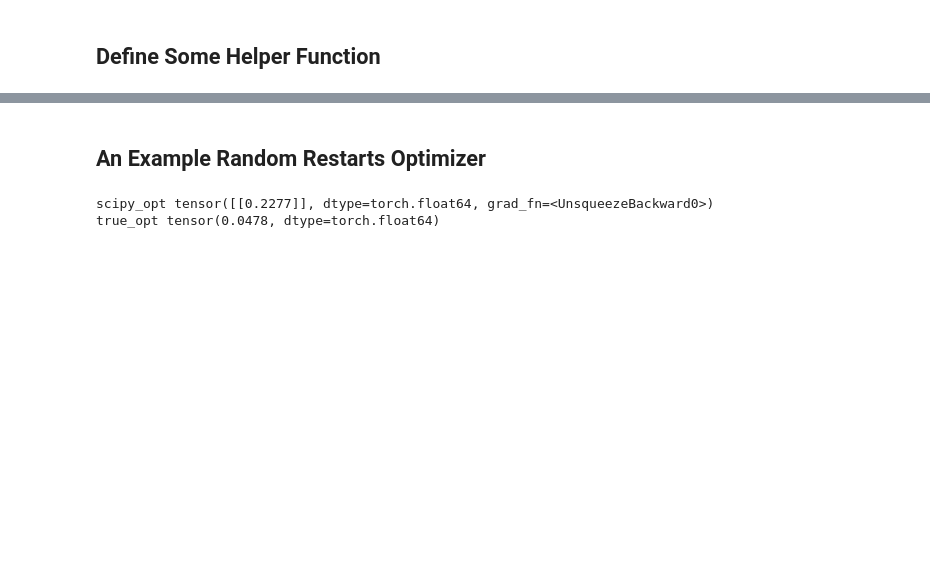
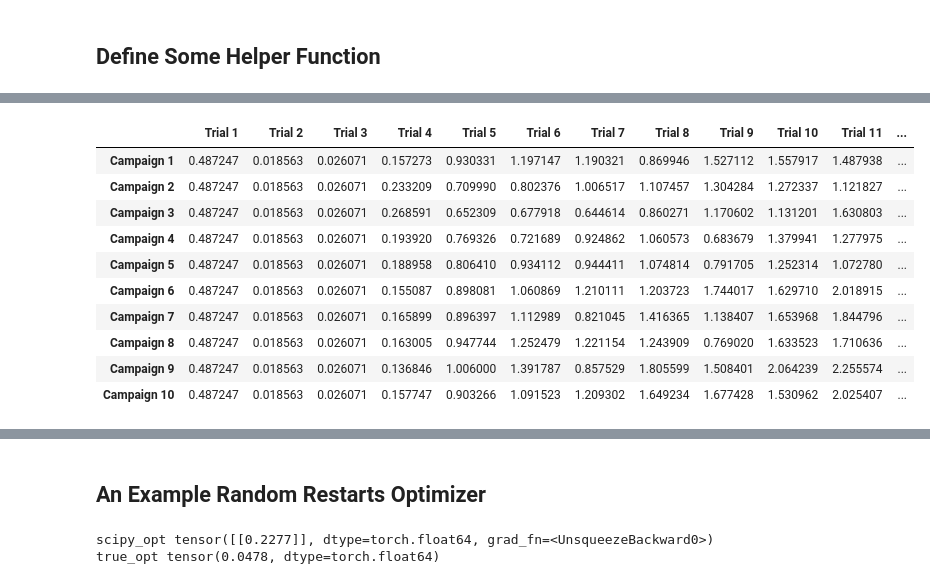
Before and after one commit to AndrewFalkowski/TakeYourTime, a Jupyter notebook: demonstration.ipynb, the cells around one changed output, grey strips where cells are left out. Saved outputs shown, nothing was run; the diff lists cells and outputs as text; code cells hidden in the pictures; blank space fills up the shorter version.

```diff
--- a/demonstration.ipynb
+++ b/demonstration.ipynb
@@ -42,19 +40,19 @@ seeds = np.loadtxt('seeds.txt', delimiter=',', dtype=int)
 # %%
 seeds = np.loadtxt('seeds.txt', delimiter=',', dtype=int)
 n_init = 3
-n_campaigns = 25
-budget = 30-n_init
+n_campaigns = 3
+budget = 30-n_init # total num of experiments to do
 
 data = np.zeros((n_campaigns, n_init+budget))
 
 # generate starting data values
-HART = Hartmann(dim=6, bounds=[(0,1)]*6 ,negate=True)
-X_ = random_sample(n_init, 6)
+HART = Hartmann(dim=6, bounds=[(0,1)]*6 ,negate=True) # objective function - call with X, returns y values (like an experiment)
+X_ = random_sample(n_init, 6) #  6 is num of dims
 y_ = torch.tensor([HART(x) for x in X_])[:,None]
 
-for i in (pbar0 := trange(n_campaigns, leave=True, colour="red")):
+for i in (pbar0 := trange(n_campaigns, leave=True, colour="red")): # this makes the text description appear when running the for loop (progress bar)
     set_seeds(seeds[i]) # set the random seed for the campaign
-    X = X_.clone()
+    X = X_.clone() # clone of starting values because they'll be modified
     y = y_.clone()
 
 
@@ -64,8 +62,8 @@ for i in (pbar0 := trange(n_campaigns, leave=True, colour="red")):
         gp = SingleTaskGP(
             train_X = X,
             train_Y = y,
-            input_transform=Normalize(d=X.shape[-1]), # normalize X values
-            outcome_transform=Standardize(m=y.shape[-1]) # standardize y values
+            input_transform=Normalize(d=X.shape[-1]), # normalize X values [0,1]
+            outcome_transform=Standardize(m=y.shape[-1]) # standardize y values [mean of 0, std of 1]
         )
 
         # fit the model by maximizing the log marginal likelihood
@@ -74,19 +72,22 @@ for i in (pbar0 := trange(n_campaigns, leave=True, colour="red")):
 
         bounds = torch.tensor([[0.0]*X.shape[-1], [1.0]*X.shape[-1]])
 
-        X_new, acq_value = optimize_acqf(
-            acq_function= UpperConfidenceBound(gp, beta=2),
-            bounds=bounds,
-            q=1, # how many new points to generate
+        X_new, acq_value = optimize_acqf( # acq value is whatever came out of acqf (y value of acqf)
+            acq_function= UpperConfidenceBound(gp, beta=2),  # beta= 2 std from mean
+            bounds=bounds, # where to search for X values
+            q=1, # how many new points to generate # one new experiment to do
             num_restarts = 20, # how many times to restart the optimizer
             raw_samples = 200 # how many initial points to sample acqf space from
         )
 
         X = torch.cat([X, X_new])
-        y = torch.cat([y, HART(X=X_new)[:,None]])
+        y = torch.cat([y, HART(X=X_new)[:,None]]) # new exp observation is HART(X_new)
 
         pbar0.set_description(f"Processing Trial {j+1} of Campaign {i+1}")
         pbar1.set_description(f"Campaign {i+1} | Best Value {round(torch.max(y).item(),3)}")
 
 
     data[i,:] = y.flatten()
+    # print(X)
+    # print(y)
+    # print(bounds)
@@ -93 +175,22 @@ for i in (pbar0 := trange(n_campaigns, leave=True, colour="red")):
+# %%
+import pandas as pd
+
+data_df = pd.DataFrame(data)
+data_df.index = ['Campaign_'+str(i) for i in range(1, n_campaigns+1)]
+data_df.columns = ['Trial_'+str(i) for i in range(1, 16)]
+
+data_df['Num_Restarts'] = [param_list[i]['num_restart_'] for i in range(1, )]
+data_df
+# %% [output]
+|  | Trial 1 | Trial 2 | Trial 3 | Trial 4 | Trial 5 | Trial 6 | Trial 7 | Trial 8 | Trial 9 | Trial 10 | Trial 11 | ... |
+| Campaign 1 | 0.487247 | 0.018563 | 0.026071 | 0.157273 | 0.930331 | 1.197147 | 1.190321 | 0.869946 | 1.527112 | 1.557917 | 1.487938 | ... |
+| Campaign 2 | 0.487247 | 0.018563 | 0.026071 | 0.233209 | 0.709990 | 0.802376 | 1.006517 | 1.107457 | 1.304284 | 1.272337 | 1.121827 | ... |
+| Campaign 3 | 0.487247 | 0.018563 | 0.026071 | 0.268591 | 0.652309 | 0.677918 | 0.644614 | 0.860271 | 1.170602 | 1.131201 | 1.630803 | ... |
+| Campaign 4 | 0.487247 | 0.018563 | 0.026071 | 0.193920 | 0.769326 | 0.721689 | 0.924862 | 1.060573 | 0.683679 | 1.379941 | 1.277975 | ... |
+| Campaign 5 | 0.487247 | 0.018563 | 0.026071 | 0.188958 | 0.806410 | 0.934112 | 0.944411 | 1.074814 | 0.791705 | 1.252314 | 1.072780 | ... |
+| Campaign 6 | 0.487247 | 0.018563 | 0.026071 | 0.155087 | 0.898081 | 1.060869 | 1.210111 | 1.203723 | 1.744017 | 1.629710 | 2.018915 | ... |
+| Campaign 7 | 0.487247 | 0.018563 | 0.026071 | 0.165899 | 0.896397 | 1.112989 | 0.821045 | 1.416365 | 1.138407 | 1.653968 | 1.844796 | ... |
+| Campaign 8 | 0.487247 | 0.018563 | 0.026071 | 0.163005 | 0.947744 | 1.252479 | 1.221154 | 1.243909 | 0.769020 | 1.633523 | 1.710636 | ... |
+| Campaign 9 | 0.487247 | 0.018563 | 0.026071 | 0.136846 | 1.006000 | 1.391787 | 0.857529 | 1.805599 | 1.508401 | 2.064239 | 2.255574 | ... |
+| Campaign 10 | 0.487247 | 0.018563 | 0.026071 | 0.157747 | 0.903266 | 1.091523 | 1.209302 | 1.649234 | 1.677428 | 1.530962 | 2.025407 | ... |
 # %%
```
Also changed, not shown: parts of 6 cells of this notebook.
